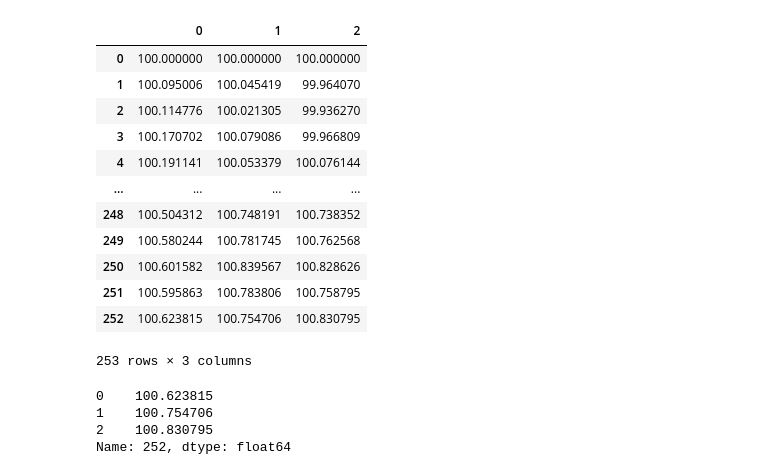
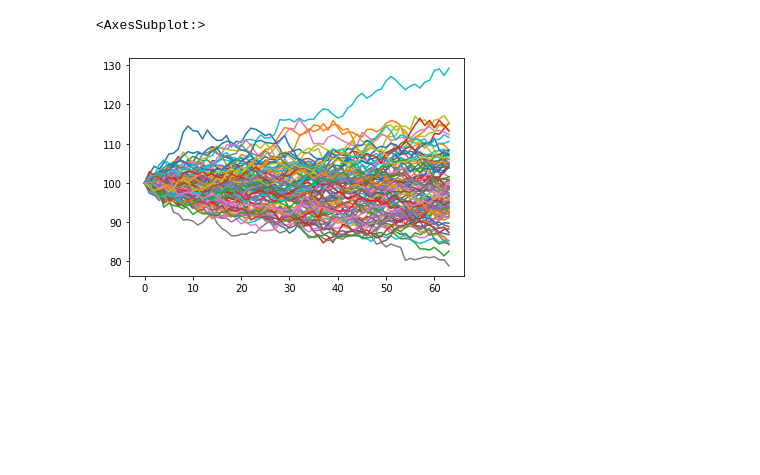
Before and after one commit to bbcho/risktools-dev, a Jupyter notebook: notebooks/testing.ipynb, the cells around one changed output. Saved outputs shown, nothing was run; the diff lists cells and outputs as text; code cells hidden in the pictures; blank space fills up the shorter version.

```diff
--- a/notebooks/testing.ipynb
+++ b/notebooks/testing.ipynb
@@ -92,26 +76,8 @@ prices = pd.DataFrame(prices)
-# %%
-prices
-# %% [output]
-|  | 0 | 1 | 2 |
-| 0 | 100.000000 | 100.000000 | 100.000000 |
-| 1 | 100.095006 | 100.045419 | 99.964070 |
-| 2 | 100.114776 | 100.021305 | 99.936270 |
-| 3 | 100.170702 | 100.079086 | 99.966809 |
-| 4 | 100.191141 | 100.053379 | 100.076144 |
-| ... | ... | ... | ... |
-| 248 | 100.504312 | 100.748191 | 100.738352 |
-| 249 | 100.580244 | 100.781745 | 100.762568 |
-| 250 | 100.601582 | 100.839567 | 100.828626 |
-| 251 | 100.595863 | 100.783806 | 100.758795 |
-| 252 | 100.623815 | 100.754706 | 100.830795 |
-253 rows × 3 columns
-# %%
-mvgbm2._s0
-# %% [output]
-0    100.623815
-1    100.754706
-2    100.830795
-Name: 252, dtype: float64
+# %%
+pd.DataFrame(mvgbm2.sims[:,:,0]).iloc[:,:100].plot(legend=False)
+# %% [output]
+<AxesSubplot:>
+[figure, added]
 # %%
 mvgbm2._sigma
 # %% [output]
```
Also changed, not shown: parts of 8 cells of this notebook, 1 other file.
